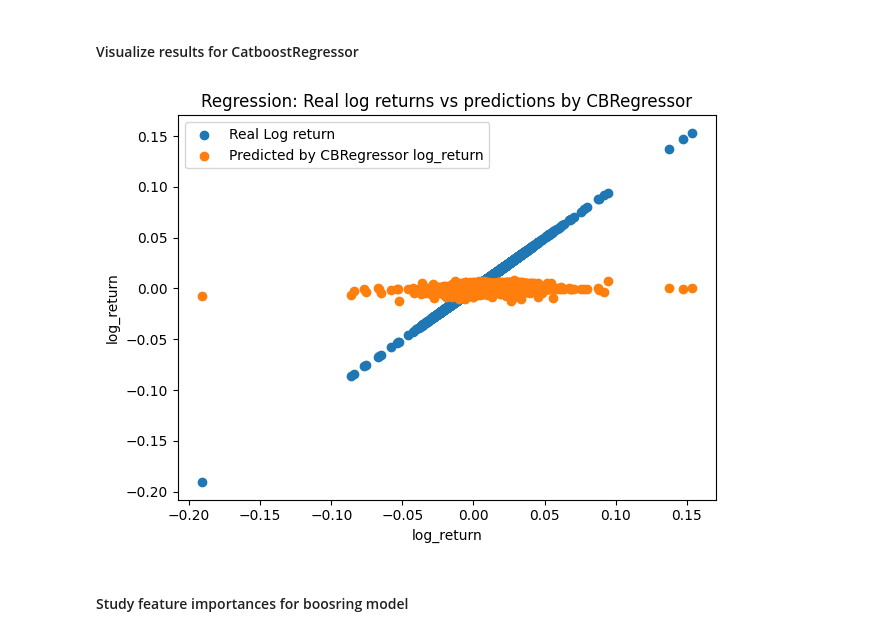
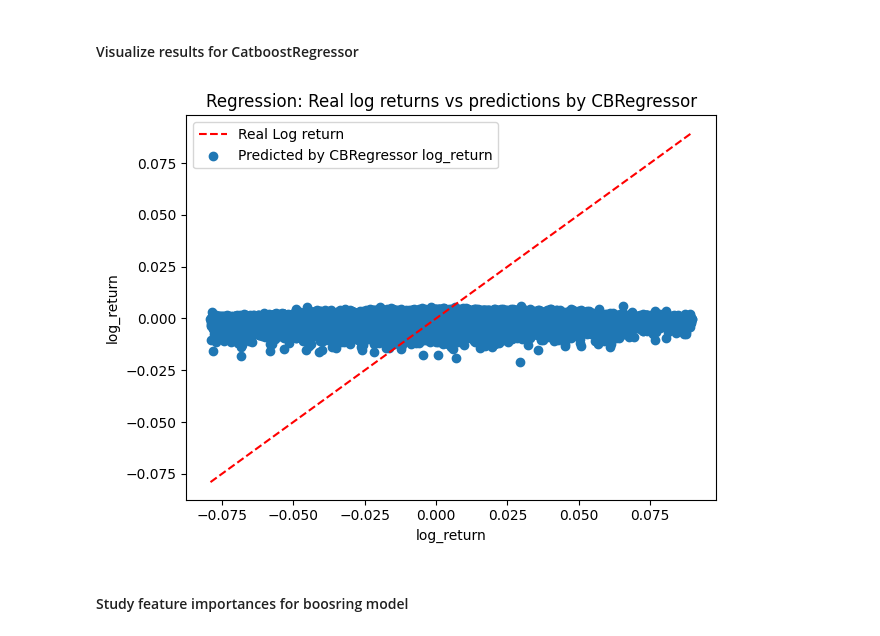
Before and after one commit to B0R0koko/microstructure_ranker, a Jupyter notebook: src/analysis/analysis.ipynb, the cells around one changed output. Cells and saved outputs as stored; diff of their text form; code cells hidden in the pictures.

```diff
--- a/src/analysis/analysis.ipynb
+++ b/src/analysis/analysis.ipynb
@@ -235,0 +240,12 @@ plt.show()
+# %%
+df_scaled = (
+    df_scaled
+    .sort_values(by="cross_section_start_time", ascending=True)
+    .groupby("currency_pair")
+    .nth(slice(1, None))
+    .reset_index(drop=True)
+)
+# %%
+q005: float = np.nanquantile(df_scaled["log_return"], q=.005)
+q995: float = np.nanquantile(df_scaled["log_return"], q=.995)
+df_scaled = df_scaled[df_scaled["log_return"].between(q005, q995)].reset_index(drop=True)
@@ -253,8 +293,8 @@ Name: cross_section_end_time, dtype: datetime64[ns]
 # %%
 # train, val, test split
 
-t0: datetime = datetime(2024, 11, 6)
-t1: datetime = datetime(2024, 11, 8)
+t0: datetime = datetime(2024, 8, 1)
+t1: datetime = datetime(2024, 10, 1)
 
 df_train, df_val, df_test = (
     df_scaled[df_scaled["cross_section_end_time"] < t0].copy(),
@@ -394,7 +441,7 @@ MetricVisualizer(layout=Layout(align_self='stretch', height='500px'))
 Since our $f(X, \Theta)$ is not differentiable with respect to hyperparameters and are determined prior to loss optimisation, therefore we need to use Bayesian optimization to minimize our blackbox function on validation sample
 # %%
 CB_REG_BASE_PARAMS: Dict[str, Any] = {
-    "n_estimators": 1000,
+    "n_estimators": 200,
     "verbose": False,
     "objective": "RMSE",
     "use_best_model": True,
@@ -462,21 +509,22 @@ MetricVisualizer(layout=Layout(align_self='stretch', height='500px'))
 # %% [markdown]
 <h4>Visualize results for CatboostRegressor</h4>
 # %%
-y_pred:np.ndarray = model_cb_tuned.predict(pval)
+y_pred: np.ndarray = model_cb_tuned.predict(pval)
 
-plt.scatter(df_val[target_col], df_val[target_col], label="Real Log return")
+X = np.linspace(df_val[target_col].min(), df_val[target_col].max(), 1000)
+plt.plot(X, X, color="red", linestyle="--", label="Real Log return")
 plt.scatter(df_val[target_col], y_pred, label="Predicted by CBRegressor log_return")
 
 plt.title("Regression: Real log returns vs predictions by CBRegressor")
 plt.xlabel("log_return")
 plt.ylabel("log_return")
 plt.legend()
 
 plt.tight_layout()
 plt.savefig("cb_predictons.png")
 plt.show()
 # %% [output]
-[figure, old version]
+[figure, new version]
 # %% [markdown]
 <h4>Study feature importances for boosring model</h4>
 # %%
```
Also changed, not shown: parts of 40 cells of this notebook, 7 other files.
